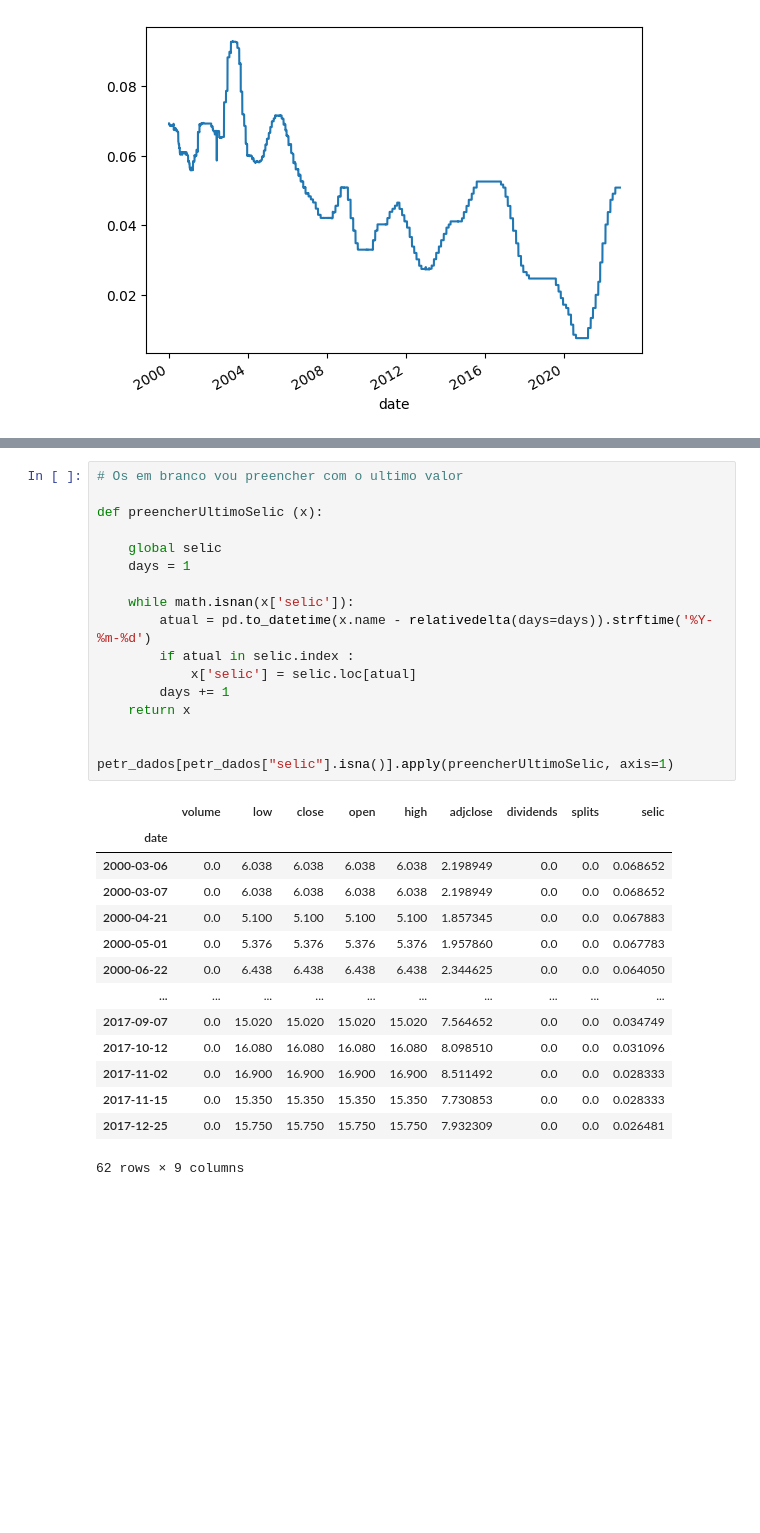
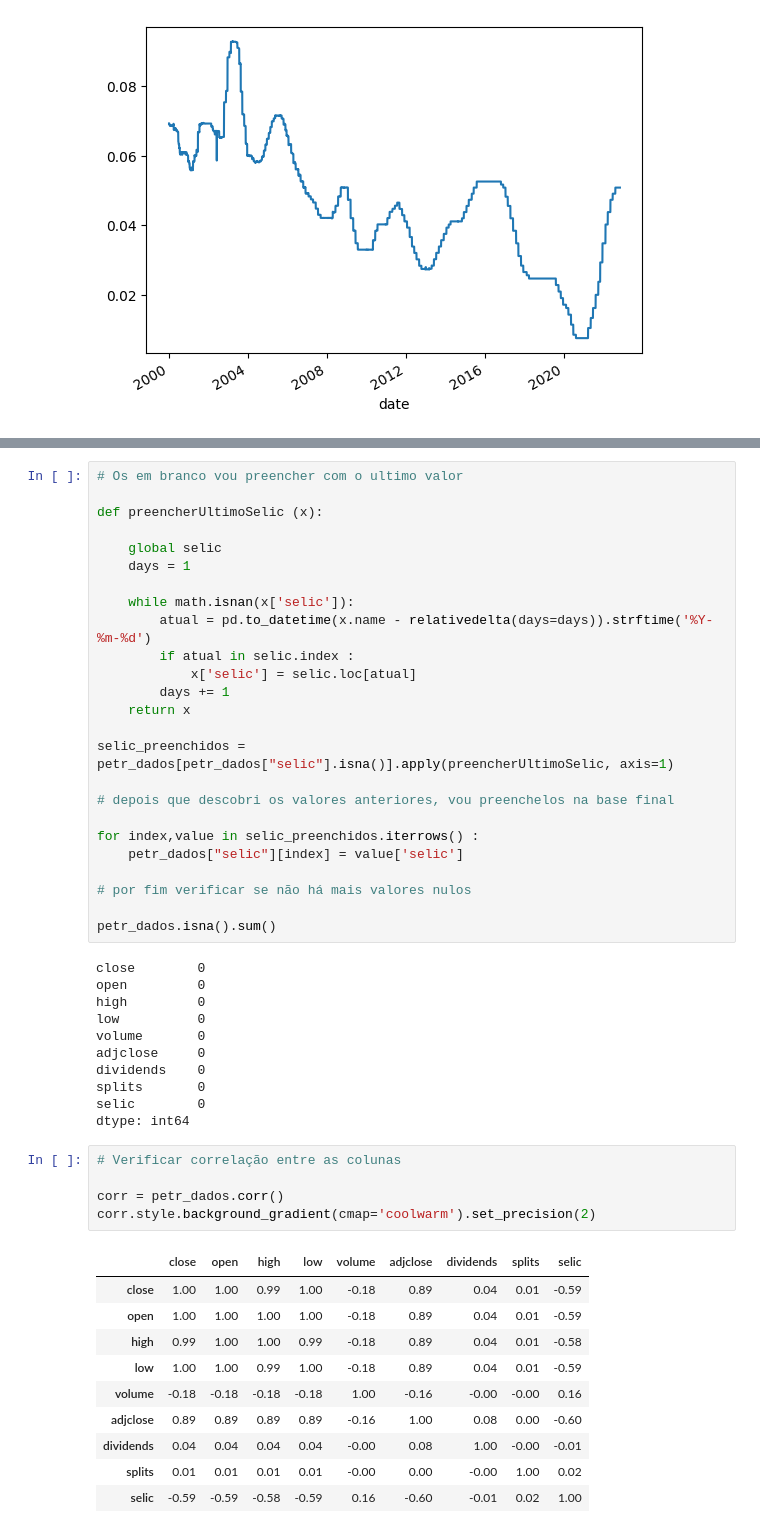
Before and after one commit to xxbielxd/Modelo-de-Predi-o-da-Bolsa-de-Valores, a Jupyter notebook: script.ipynb, the cells around one changed output, grey strips where cells are left out. Drawn from its saved outputs; the diff is of its cells as text; blank space fills up the shorter version.

```diff
--- a/script.ipynb
+++ b/script.ipynb
@@ -156,20 +157,40 @@ def preencherUltimoSelic (x):
         days += 1
     return x
 
+selic_preenchidos = petr_dados[petr_dados["selic"].isna()].apply(preencherUltimoSelic, axis=1)
 
-petr_dados[petr_dados["selic"].isna()].apply(preencherUltimoSelic, axis=1)
+# depois que descobri os valores anteriores, vou preenchelos na base final
+
+for index,value in selic_preenchidos.iterrows() :
+    petr_dados["selic"][index] = value['selic']
+
+# por fim verificar se não há mais valores nulos
+
+petr_dados.isna().sum()
 # %% [output]
-|  | volume | low | close | open | high | adjclose | dividends | splits | selic |
-| date |  |  |  |  |  |  |  |  |  |
-| 2000-03-06 | 0.0 | 6.038 | 6.038 | 6.038 | 6.038 | 2.198949 | 0.0 | 0.0 | 0.068652 |
-| 2000-03-07 | 0.0 | 6.038 | 6.038 | 6.038 | 6.038 | 2.198949 | 0.0 | 0.0 | 0.068652 |
-| 2000-04-21 | 0.0 | 5.100 | 5.100 | 5.100 | 5.100 | 1.857345 | 0.0 | 0.0 | 0.067883 |
-| 2000-05-01 | 0.0 | 5.376 | 5.376 | 5.376 | 5.376 | 1.957860 | 0.0 | 0.0 | 0.067783 |
-| 2000-06-22 | 0.0 | 6.438 | 6.438 | 6.438 | 6.438 | 2.344625 | 0.0 | 0.0 | 0.064050 |
-| ... | ... | ... | ... | ... | ... | ... | ... | ... | ... |
-| 2017-09-07 | 0.0 | 15.020 | 15.020 | 15.020 | 15.020 | 7.564652 | 0.0 | 0.0 | 0.034749 |
-| 2017-10-12 | 0.0 | 16.080 | 16.080 | 16.080 | 16.080 | 8.098510 | 0.0 | 0.0 | 0.031096 |
-| 2017-11-02 | 0.0 | 16.900 | 16.900 | 16.900 | 16.900 | 8.511492 | 0.0 | 0.0 | 0.028333 |
-| 2017-11-15 | 0.0 | 15.350 | 15.350 | 15.350 | 15.350 | 7.730853 | 0.0 | 0.0 | 0.028333 |
-| 2017-12-25 | 0.0 | 15.750 | 15.750 | 15.750 | 15.750 | 7.932309 | 0.0 | 0.0 | 0.026481 |
-62 rows × 9 columns
+close        0
+open         0
+high         0
+low          0
+volume       0
+adjclose     0
+dividends    0
+splits       0
+selic        0
+dtype: int64
+# %%
+# Verificar correlação entre as colunas
+
+corr = petr_dados.corr()
+corr.style.background_gradient(cmap='coolwarm').set_precision(2)
+# %% [output]
+|  | close | open | high | low | volume | adjclose | dividends | splits | selic |
+| close | 1.00 | 1.00 | 0.99 | 1.00 | -0.18 | 0.89 | 0.04 | 0.01 | -0.59 |
+| open | 1.00 | 1.00 | 1.00 | 1.00 | -0.18 | 0.89 | 0.04 | 0.01 | -0.59 |
+| high | 0.99 | 1.00 | 1.00 | 0.99 | -0.18 | 0.89 | 0.04 | 0.01 | -0.58 |
+| low | 1.00 | 1.00 | 0.99 | 1.00 | -0.18 | 0.89 | 0.04 | 0.01 | -0.59 |
+| volume | -0.18 | -0.18 | -0.18 | -0.18 | 1.00 | -0.16 | -0.00 | -0.00 | 0.16 |
+| adjclose | 0.89 | 0.89 | 0.89 | 0.89 | -0.16 | 1.00 | 0.08 | 0.00 | -0.60 |
+| dividends | 0.04 | 0.04 | 0.04 | 0.04 | -0.00 | 0.08 | 1.00 | -0.00 | -0.01 |
+| splits | 0.01 | 0.01 | 0.01 | 0.01 | -0.00 | 0.00 | -0.00 | 1.00 | 0.02 |
+| selic | -0.59 | -0.59 | -0.58 | -0.59 | 0.16 | -0.60 | -0.01 | 0.02 | 1.00 |
```
Also changed, not shown: parts of 9 cells of this notebook, 1 other file.
